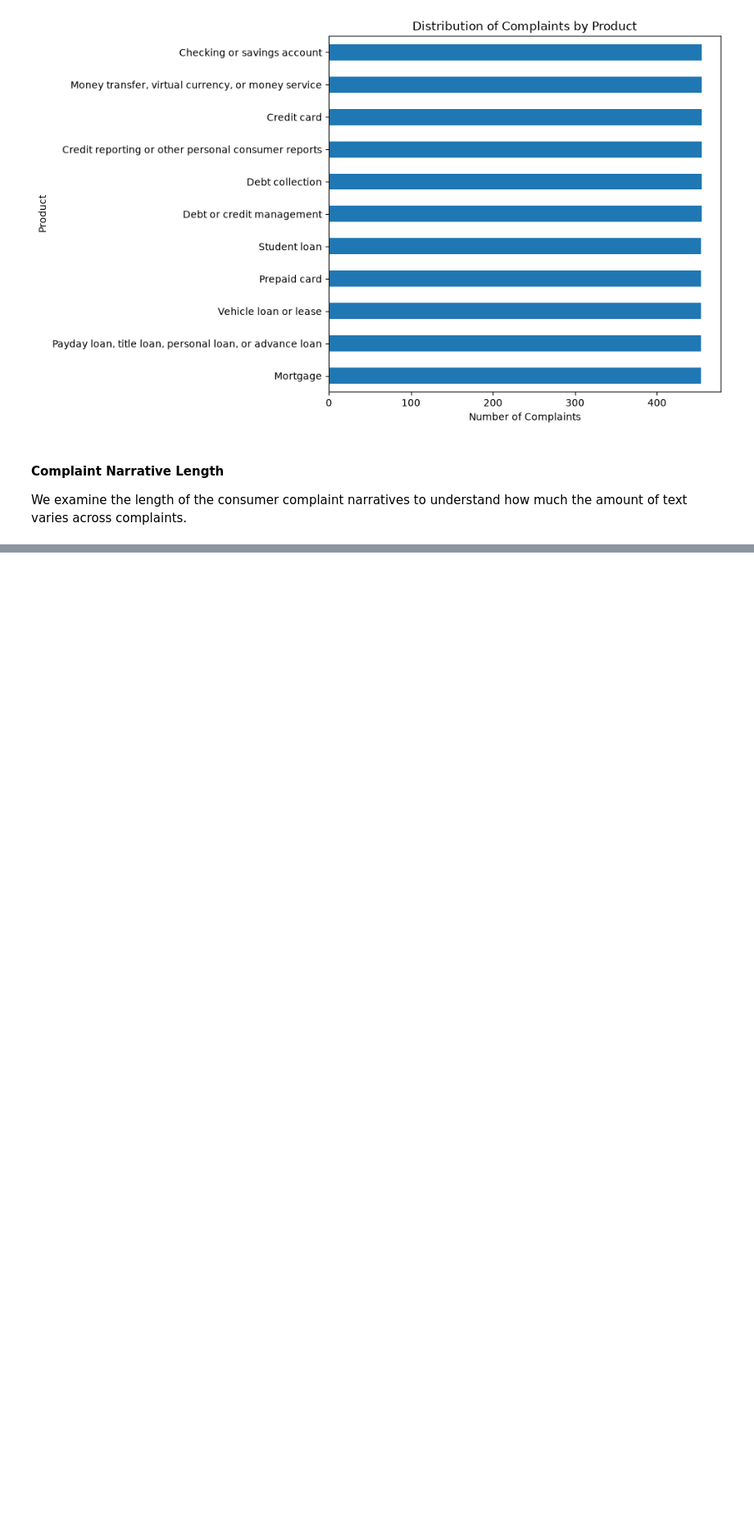
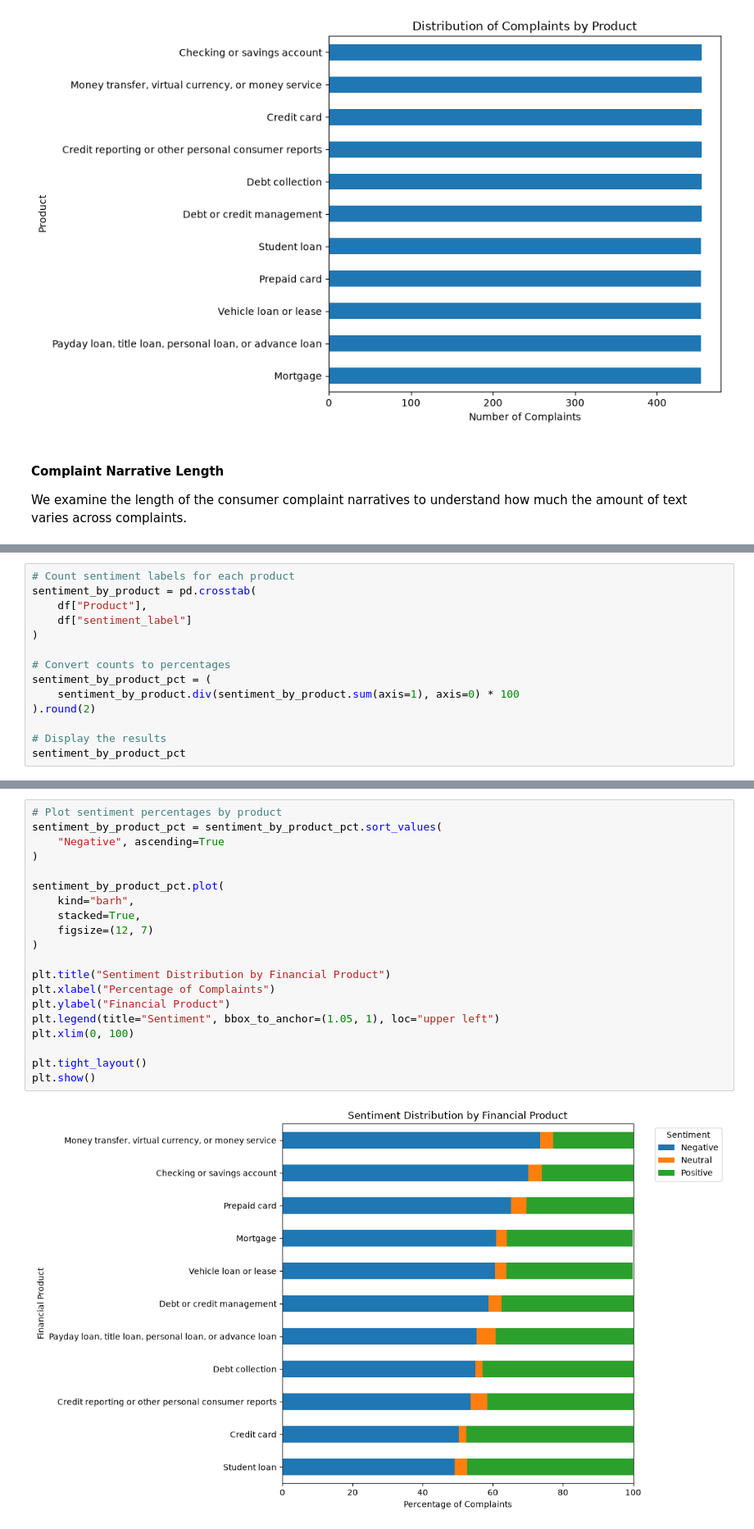
Before and after one commit to rebeccaquaye/consumer-financial-complaints, a Jupyter notebook: Notebook/Rebecca.ipynb, the cells around one changed output, grey strips where cells are left out. Shown at 82% size. Saved outputs shown, nothing was run; the diff lists cells and outputs as text; blank space fills up the shorter version.

```diff
--- a/Notebook/Rebecca.ipynb
+++ b/Notebook/Rebecca.ipynb
@@ -123,0 +481,14 @@ We examine the length of the consumer complaint narratives to understand how muc
+# %%
+# Count sentiment labels for each product
+sentiment_by_product = pd.crosstab(
+    df["Product"],
+    df["sentiment_label"]
+)
+
+# Convert counts to percentages
+sentiment_by_product_pct = (
+    sentiment_by_product.div(sentiment_by_product.sum(axis=1), axis=0) * 100
+).round(2)
+
+# Display the results
+sentiment_by_product_pct
@@ -123,0 +509,22 @@ We examine the length of the consumer complaint narratives to understand how muc
+# %%
+# Plot sentiment percentages by product
+sentiment_by_product_pct = sentiment_by_product_pct.sort_values(
+    "Negative", ascending=True
+)
+
+sentiment_by_product_pct.plot(
+    kind="barh",
+    stacked=True,
+    figsize=(12, 7)
+)
+
+plt.title("Sentiment Distribution by Financial Product")
+plt.xlabel("Percentage of Complaints")
+plt.ylabel("Financial Product")
+plt.legend(title="Sentiment", bbox_to_anchor=(1.05, 1), loc="upper left")
+plt.xlim(0, 100)
+
+plt.tight_layout()
+plt.show()
+# %% [output]
+[figure, added]
```
Also changed, not shown: parts of 33 cells of this notebook.
